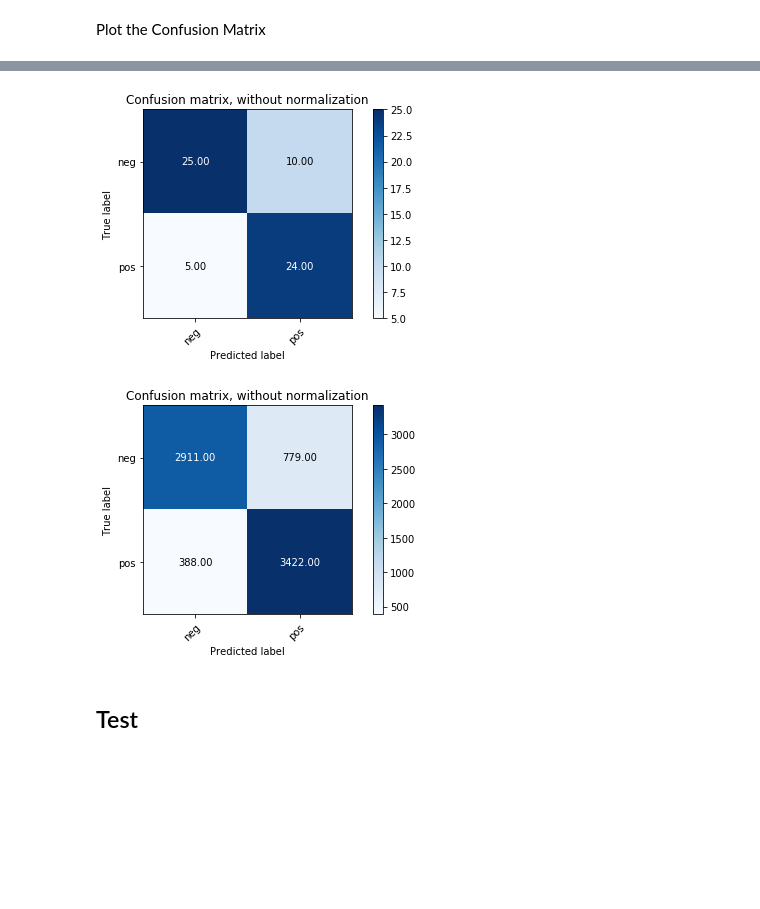
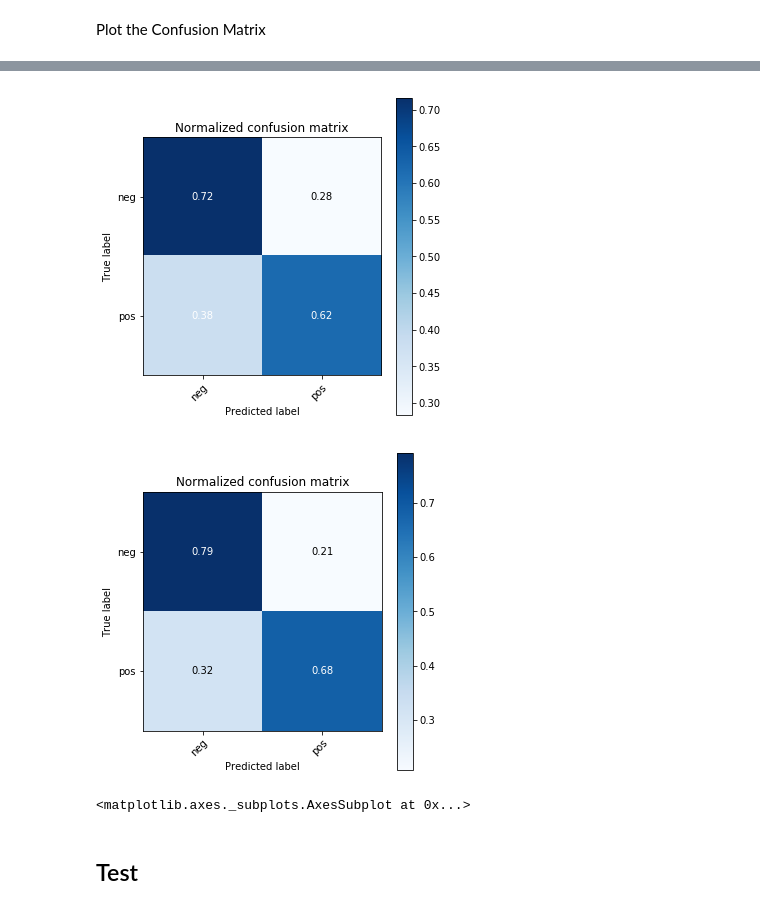
Before and after one commit to shaniyahali/ltp-project, a Jupyter notebook: SentimentAnalysis_Using_Glove.ipynb, the cells around one changed output, grey strips where cells are left out. Drawn from its saved outputs; the diff is of its cells as text; code cells hidden in the pictures; blank space fills up the shorter version.

```diff
--- a/SentimentAnalysis_Using_Glove.ipynb
+++ b/SentimentAnalysis_Using_Glove.ipynb
@@ -257,6 +276,8 @@ def confusion_matrix_custom(preds, labels, normalize=False):
 # %%
 def plot_confusion_matrix(cm,
                           normalize=False,
+                          save=False,
+                          filename='cm.png',
                           cmap=plt.cm.Blues):
 
     title = ''
@@ -274,7 +295,7 @@ def plot_confusion_matrix(cm,
     if normalize:
         cm = cm.astype('float') / cm.sum(axis=1)[:, np.newaxis]
 
-    fig, ax = plt.subplots()
+    fig, ax = plt.subplots(figsize=(5, 5))
     im = ax.imshow(cm, interpolation='nearest', cmap=cmap)
 
     ax.figure.colorbar(im, ax=ax)
@@ -303,6 +324,12 @@ def plot_confusion_matrix(cm,
                     ha="center", va="center",
                     color="white" if cm[i, j] > thresh else "black")
     fig.tight_layout()
+
+    if save:
+      plt.savefig(filename)
+
+    plt.show()
+
     return ax
 # %%
 import matplotlib.pyplot as plt
@@ -474,16 +498,15 @@ array([[25, 10],
 # %%
 np.set_printoptions(precision=2)
 
-# Plot non-normalized confusion matrix for Training
-plot_confusion_matrix(train_cm)
+# Plot confusion matrix for Training
+plot_confusion_matrix(train_cm, normalize=True, save=True, filename='glove_training_cm.png')
 
-# Plot non-normalized confusion matrix for Validation
-plot_confusion_matrix(valid_cm)
-
-plt.show()
+# Plot confusion matrix for Validation
+plot_confusion_matrix(valid_cm, normalize=True, save=True, filename='glove_validation_cm.png')
 # %% [output]
-[figure, old version]
+[figure, new version]
-[figure, old version]
+[figure, new version]
+<matplotlib.axes._subplots.AxesSubplot at 0x...>
 # %% [markdown]
 ## Test
 # %%
```
Also changed, not shown: parts of 9 cells of this notebook.
